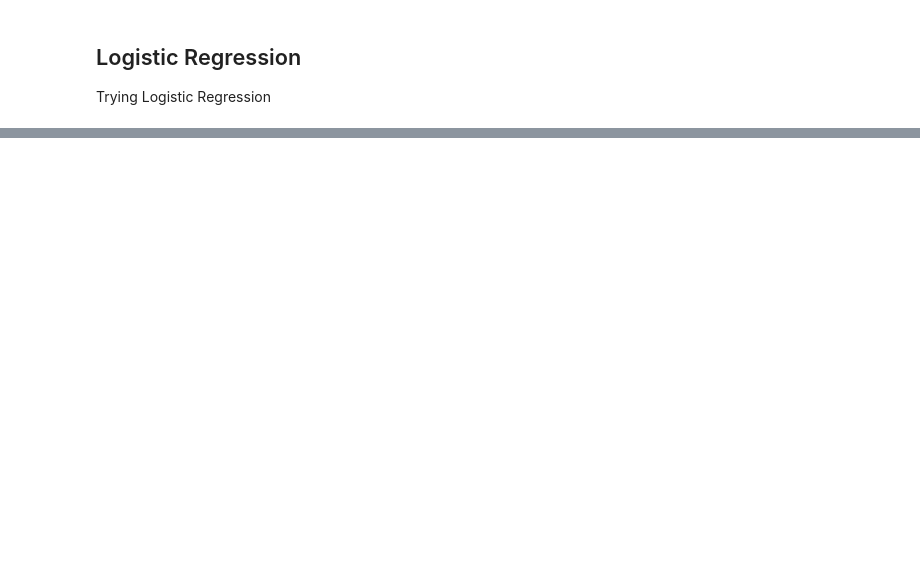
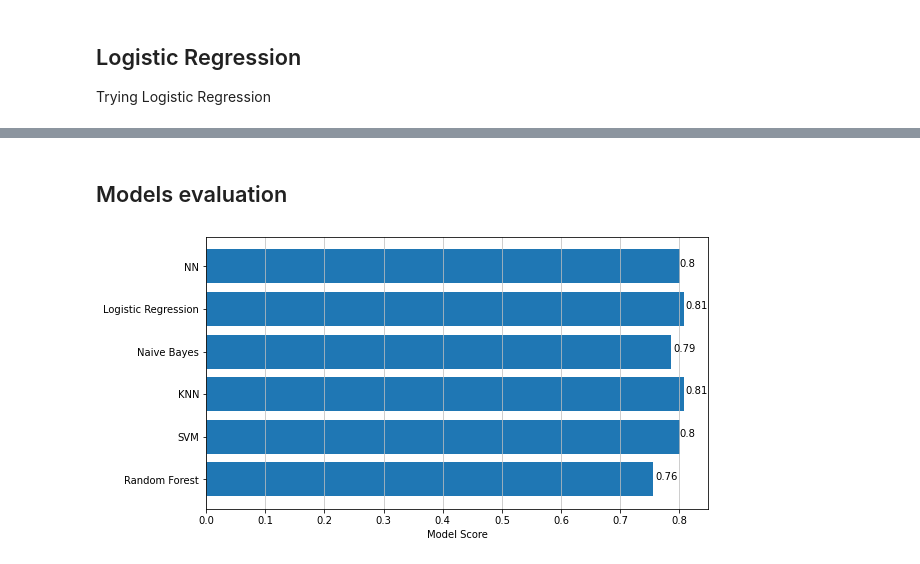
Before and after one commit to blastertec/mammographic-masses-classification, a Jupyter notebook: mammographic-masses-clf.ipynb, the cells around one changed output, grey strips where cells are left out. Cells and saved outputs as stored; diff of their text form; code cells hidden in the pictures; blank space fills up the shorter version.

Commit message:
Add More Models and Visualization

```diff
--- a/mammographic-masses-clf.ipynb
+++ b/mammographic-masses-clf.ipynb
@@ -179,0 +207,28 @@ Trying Logistic Regression
+# %%
+def create_nn_model():
+    model = Sequential()
+    #4 feature inputs (attributes/features of masses) going into an 32-unit layer
+    model.add(Dense(64, input_dim=4, kernel_initializer='normal', activation='relu'))
+
+    # Another hidden layer of 32 units
+    model.add(Dense(32, kernel_initializer='normal', activation='relu'))
+
+    # Output layer with a binary classification (bening or malignant mass)
+    model.add(Dense(1, kernel_initializer='normal', activation='sigmoid'))
+
+    # Compile model
+    model.compile(loss='binary_crossentropy', optimizer='rmsprop', metrics=['accuracy'])
+    return model
+
+
+# Wrap Keras model in an estimator compatible with scikit_learn
+estimator = KerasClassifier(build_fn=create_nn_model, epochs=10, verbose=0)
+
+nn_model = estimator.fit(X_train, y_train,
+                    batch_size=3,
+                    epochs=10,
+                    verbose=2,
+                    validation_data=(X_test, y_test))
+
+scores_NN = cross_val_score(estimator, features_scaled, labels, cv=10)
+print('Neural Network score: ' + str(scores_NN.mean()))
@@ -179,0 +253,21 @@ Trying Logistic Regression
+# %% [markdown]
+## Models evaluation
+# %%
+model_labels = ['Random Forest', 'SVM', 'KNN', 'Naive Bayes', 'Logistic Regression', 'NN']
+all_scores = [scores_rand_forest_Kcrossval.mean(),
+    scores_svm.mean(),
+    max_KNN_score, scores_NB.mean(),
+    scores_logis_regr.mean(),
+    scores_NN.mean()]
+
+scores_round = [round(num, 2) for num in all_scores]
+
+plt.figure(figsize=(9, 5))
+plt.grid(True, lw=0.75, ls='-', c='.75', axis='x')
+plt.xlabel('Model Score')
+plt.barh(model_labels, all_scores)
+
+for index, value in enumerate(scores_round):
+    plt.text(value, index, str(value))
+# %% [output]
+[figure, added]
```
Also changed, not shown: parts of 20 cells of this notebook, 3 other files.
